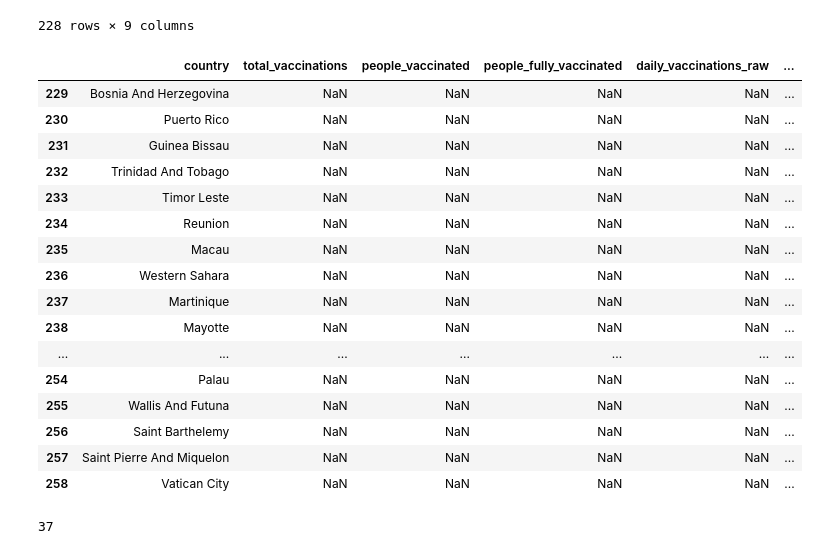
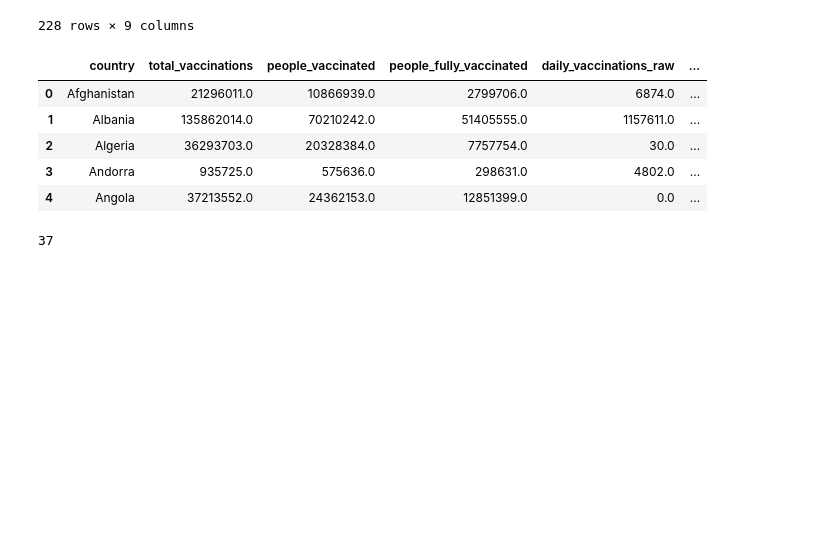
Before and after one commit to anchorlightforge/world-study, a Jupyter notebook: Notebooks/country_vaccination_merged_with_population.ipynb, the cells around one changed output. Cells and saved outputs as stored; diff of their text form; code cells hidden in the pictures; blank space fills up the shorter version.

```diff
--- a/Notebooks/country_vaccination_merged_with_population.ipynb
+++ b/Notebooks/country_vaccination_merged_with_population.ipynb
@@ -5,5 +7,5 @@ import os
 # %%
-country_vaccination = pd.read_csv('country_vaccinations.csv')
+country_vaccination = pd.read_csv('../Resources/country_vaccinations.csv')
 #number of countries in the dataset
 len(country_vaccination.country.unique())
 # %% [output]
@@ -72,7 +74,7 @@ Sinovac               4048
 Sputnik V             4640
 dtype: int64
 # %%
-pop_df = pd.read_csv('2021_population.csv')
+pop_df = pd.read_csv('../Resources/2021_population.csv')
 pop_df.head()
 # %% [output]
 |  | iso_code | country | 2021_last_updated | 2020_population | area | density_sq_km | growth_rate | world_% | ... |
@@ -120,25 +122,14 @@ pop_df
 # %%
 # merging the country vaccination dataset and population dataset
 merged_data_df = pd.merge(country_vaccination_df, pop_df, how = 'outer', on ='country')
-merged_data_df.tail(30)
+merged_data_df.head()
 # %% [output]
 |  | country | total_vaccinations | people_vaccinated | people_fully_vaccinated | daily_vaccinations_raw | ... |
-| 229 | Bosnia And Herzegovina | NaN | NaN | NaN | NaN | ... |
-| 230 | Puerto Rico | NaN | NaN | NaN | NaN | ... |
-| 231 | Guinea Bissau | NaN | NaN | NaN | NaN | ... |
-| 232 | Trinidad And Tobago | NaN | NaN | NaN | NaN | ... |
-| 233 | Timor Leste | NaN | NaN | NaN | NaN | ... |
-| 234 | Reunion | NaN | NaN | NaN | NaN | ... |
-| 235 | Macau | NaN | NaN | NaN | NaN | ... |
-| 236 | Western Sahara | NaN | NaN | NaN | NaN | ... |
-| 237 | Martinique | NaN | NaN | NaN | NaN | ... |
-| 238 | Mayotte | NaN | NaN | NaN | NaN | ... |
-| ... | ... | ... | ... | ... | ... | ... |
-| 254 | Palau | NaN | NaN | NaN | NaN | ... |
-| 255 | Wallis And Futuna | NaN | NaN | NaN | NaN | ... |
-| 256 | Saint Barthelemy | NaN | NaN | NaN | NaN | ... |
-| 257 | Saint Pierre And Miquelon | NaN | NaN | NaN | NaN | ... |
-| 258 | Vatican City | NaN | NaN | NaN | NaN | ... |
+| 0 | Afghanistan | 21296011.0 | 10866939.0 | 2799706.0 | 6874.0 | ... |
+| 1 | Albania | 135862014.0 | 70210242.0 | 51405555.0 | 1157611.0 | ... |
+| 2 | Algeria | 36293703.0 | 20328384.0 | 7757754.0 | 30.0 | ... |
+| 3 | Andorra | 935725.0 | 575636.0 | 298631.0 | 4802.0 | ... |
+| 4 | Angola | 37213552.0 | 24362153.0 | 12851399.0 | 0.0 | ... |
 # %%
 # number of countries in the merged data with no value or information on vaccinations
 len(merged_data_df[merged_data_df['total_vaccinations'].isna()])
```
Also changed, not shown: parts of 12 cells of this notebook.
